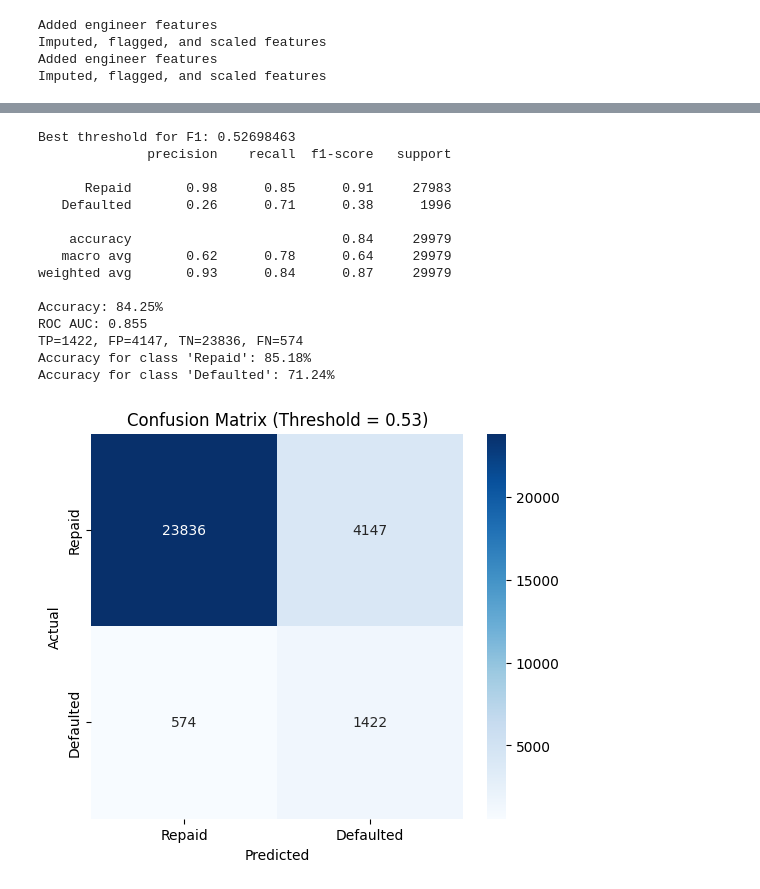
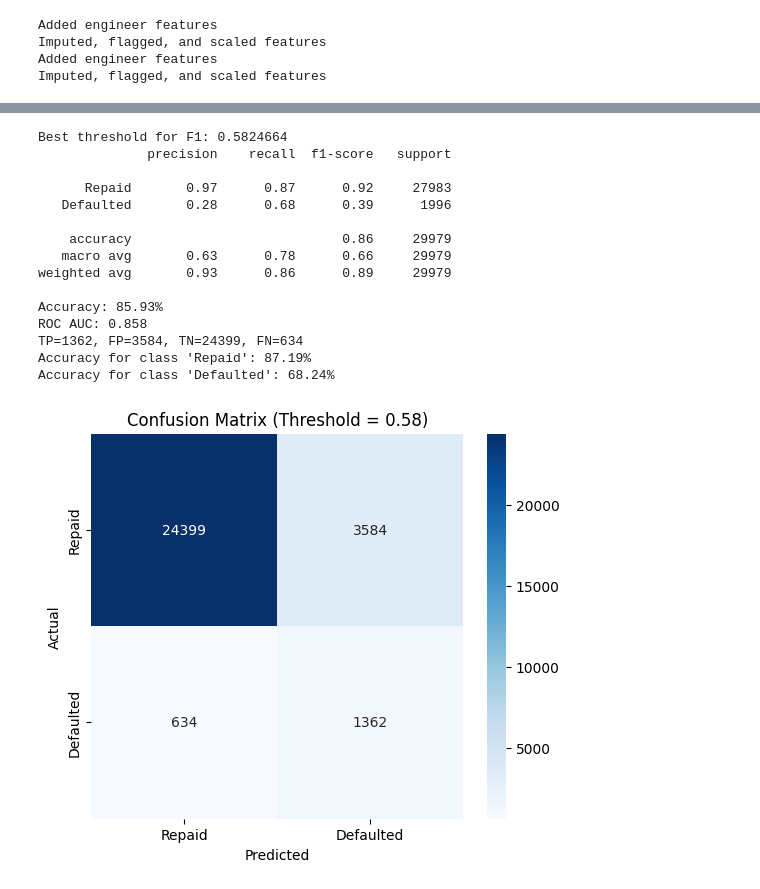
Before and after one commit to sunnysunny77/loan, a Jupyter notebook: cr.ipynb, the cells around one changed output, grey strips where cells are left out. Cells and saved outputs as stored; diff of their text form; code cells hidden in the pictures.

```diff
--- a/cr.ipynb
+++ b/cr.ipynb
@@ -684,5 +724,5 @@ Collapsed: 1 rare categories
 Categories collapsed: ['NoCredit']
 # %%
 # Drop low correlated features to target
-df_corr, low_corr_cols_to_drop = drop_low_correlated_to_target(df_collapsed, y_train, threshold=0.01, bias_mode=False)
+df_corr, low_corr_cols_to_drop = drop_low_correlated_to_target(df_collapsed, y_train, threshold=0.0093, bias_mode=False)
 # %% [output]
@@ -697,6 +767,6 @@ plot_feature_importance(df_corr, y_train, bias_mode=None)
 # %%
 # RFE numeric Feature selection
-df_selected, rfe_cols_to_drop = select_features(df_corr, y_train, n_features_to_select=14, bias_mode=False)
+df_selected, rfe_cols_to_drop = select_features(df_corr, y_train, n_features_to_select=16, bias_mode=False)
 # %% [output]
 Dropped: 4 select features col
 Dropped cols: ['NumberOfTime30-59DaysPastDueNotWorse', 'NumberOfTimes90DaysLate', 'NumberOfTime60-89DaysPastDueNotWorse', 'NumberOfDependents']
@@ -1141,20 +1211,20 @@ model_b = xgb.XGBClassifier(
     objective="binary:logistic",
     eval_metric=["auc"],
     scale_pos_weight=scale_pos_weight,
-    learning_rate=0.05,
+    learning_rate=0.03,
     max_depth=6,
-    min_child_weight=5,
+    min_child_weight=3,
     subsample=0.8,
     colsample_bytree=0.7,
-    gamma=1,
-    reg_alpha=0.1,
-    reg_lambda=1.0,
-    n_estimators=500,
+    gamma=0.5,
+    reg_alpha=0.05,
+    reg_lambda=0.8,
+    n_estimators=1500,
     random_state=42,
     n_jobs=-1,
     verbosity=1,
-    early_stopping_rounds=50,
-    callbacks=[xgb.callback.LearningRateScheduler(lambda epoch: 0.05 * (0.99 ** epoch))]
+    early_stopping_rounds=100,
+    callbacks=[xgb.callback.LearningRateScheduler(lambda epoch: 0.03 * (0.99 ** epoch))]
 )
 # %%
 # Train
@@ -1195,48 +1265,48 @@ y_probs = model_b.predict_proba(X_test)[:, 1]
 
 # Target defaults recall
 prec, rec, thresholds = precision_recall_curve(y_test, y_probs)
-f_beta_scores = [fbeta_score(y_test, (y_probs > t).astype(int), beta=2) for t in thresholds]
+f_beta_scores = fast_fbeta_scores(y_test, y_probs, thresholds, beta=2)
 best_thresh = thresholds[np.argmax(f_beta_scores)]
 
 y_pred = (y_probs > best_thresh).astype(int)
 
 target_names = ['Repaid', 'Defaulted']
 report = classification_report(y_test, y_pred, target_names=target_names)
 acc = accuracy_score(y_test, y_pred)
 cm = confusion_matrix(y_test, y_pred)
 tn, fp, fn, tp = cm.ravel()
 per_class_acc = cm.diagonal() / cm.sum(axis=1)
 roc_auc = roc_auc_score(y_test, y_probs)
 
 print("Best threshold for F1:", best_thresh)
 print(report)
 print(f"Accuracy: {acc*100:.2f}%")
 print(f"ROC AUC: {roc_auc:.3f}")
 print(f"TP={tp}, FP={fp}, TN={tn}, FN={fn}")
 for i, class_name in enumerate(target_names):
     print(f"Accuracy for class '{class_name}': {per_class_acc[i]*100:.2f}%")
 
 plt.figure(figsize=(6,5))
 sns.heatmap(cm, annot=True, fmt='d', cmap='Blues', xticklabels=target_names, yticklabels=target_names)
 plt.xlabel("Predicted")
 plt.ylabel("Actual")
 plt.title(f"Confusion Matrix (Threshold = {best_thresh:.2f})")
 plt.show()
 # %% [output]
-Best threshold for F1: 0.52698463
+Best threshold for F1: 0.5824664
               precision    recall  f1-score   support
 
-      Repaid       0.98      0.85      0.91     27983
-   Defaulted       0.26      0.71      0.38      1996
+      Repaid       0.97      0.87      0.92     27983
+   Defaulted       0.28      0.68      0.39      1996
 
-    accuracy                           0.84     29979
-   macro avg       0.62      0.78      0.64     29979
-weighted avg       0.93      0.84      0.87     29979
+    accuracy                           0.86     29979
+   macro avg       0.63      0.78      0.66     29979
+weighted avg       0.93      0.86      0.89     29979
 
-Accuracy: 84.25%
-ROC AUC: 0.855
-TP=1422, FP=4147, TN=23836, FN=574
-Accuracy for class 'Repaid': 85.18%
-Accuracy for class 'Defaulted': 71.24%
+Accuracy: 85.93%
+ROC AUC: 0.858
+TP=1362, FP=3584, TN=24399, FN=634
+Accuracy for class 'Repaid': 87.19%
+Accuracy for class 'Defaulted': 68.24%
-[figure, old version]
+[figure, new version]
 # %%
```
Also changed, not shown: parts of 16 cells of this notebook, 4 other files.
